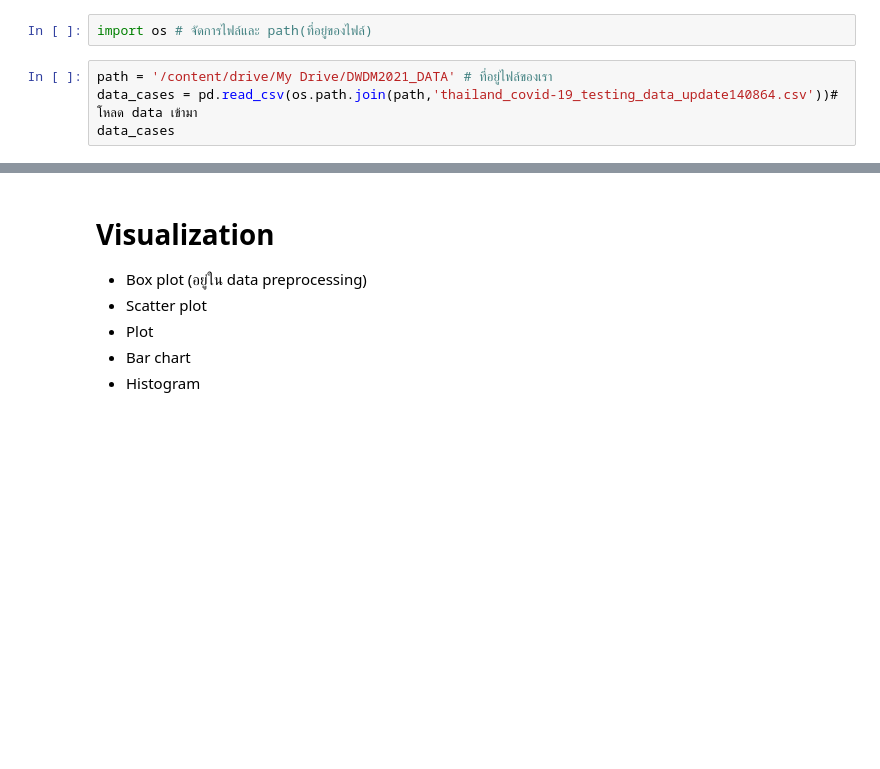
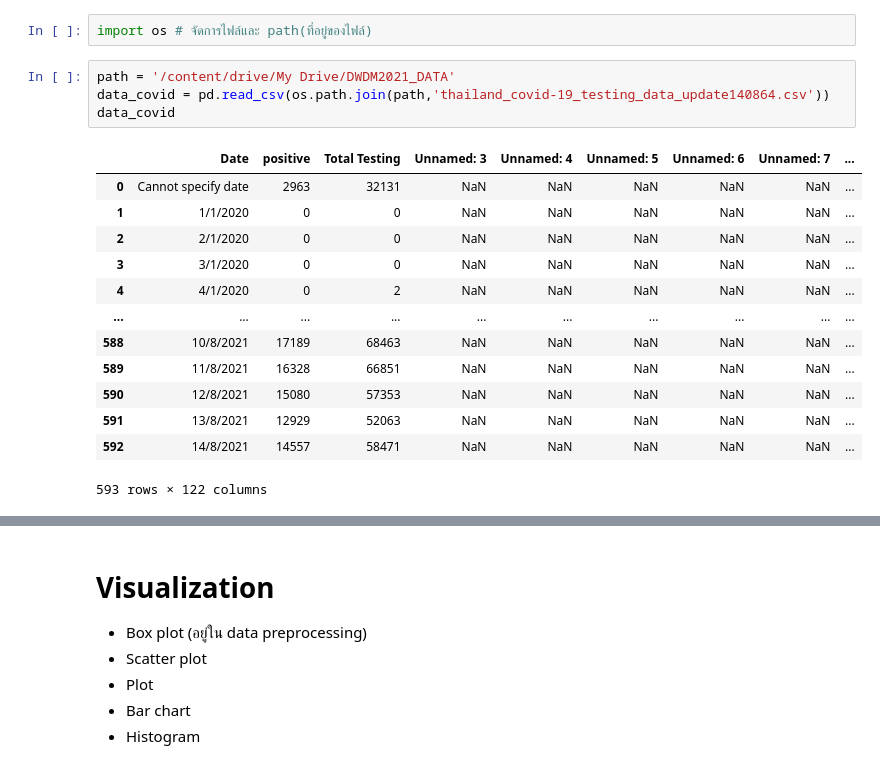
Before and after one commit to ploybongkot/DWDM21, a Jupyter notebook: Data_Visualization.ipynb, the cells around one changed output, grey strips where cells are left out. Cells and saved outputs as stored; diff of their text form; blank space fills up the shorter version.

```diff
--- a/Data_Visualization.ipynb
+++ b/Data_Visualization.ipynb
@@ -10,9 +10,23 @@ Mounted at /content/drive
 # %%
 import os # จัดการไฟล์และ path(ที่อยู่ของไฟล์)
 # %%
-path = '/content/drive/My Drive/DWDM2021_DATA' # ที่อยู่ไฟล์ของเรา
-data_cases = pd.read_csv(os.path.join(path,'thailand_covid-19_testing_data_update140864.csv'))# โหลด data เข้ามา
-data_cases
+path = '/content/drive/My Drive/DWDM2021_DATA'
+data_covid = pd.read_csv(os.path.join(path,'thailand_covid-19_testing_data_update140864.csv'))
+data_covid
+# %% [output]
+|  | Date | positive | Total Testing | Unnamed: 3 | Unnamed: 4 | Unnamed: 5 | Unnamed: 6 | Unnamed: 7 | ... |
+| 0 | Cannot specify date | 2963 | 32131 | NaN | NaN | NaN | NaN | NaN | ... |
+| 1 | 1/1/2020 | 0 | 0 | NaN | NaN | NaN | NaN | NaN | ... |
+| 2 | 2/1/2020 | 0 | 0 | NaN | NaN | NaN | NaN | NaN | ... |
+| 3 | 3/1/2020 | 0 | 0 | NaN | NaN | NaN | NaN | NaN | ... |
+| 4 | 4/1/2020 | 0 | 2 | NaN | NaN | NaN | NaN | NaN | ... |
+| ... | ... | ... | ... | ... | ... | ... | ... | ... | ... |
+| 588 | 10/8/2021 | 17189 | 68463 | NaN | NaN | NaN | NaN | NaN | ... |
+| 589 | 11/8/2021 | 16328 | 66851 | NaN | NaN | NaN | NaN | NaN | ... |
+| 590 | 12/8/2021 | 15080 | 57353 | NaN | NaN | NaN | NaN | NaN | ... |
+| 591 | 13/8/2021 | 12929 | 52063 | NaN | NaN | NaN | NaN | NaN | ... |
+| 592 | 14/8/2021 | 14557 | 58471 | NaN | NaN | NaN | NaN | NaN | ... |
+593 rows × 122 columns
 # %%
 data = data_covid.iloc[1:,:3]
 data
```
Also changed, not shown: parts of 34 cells of this notebook.
